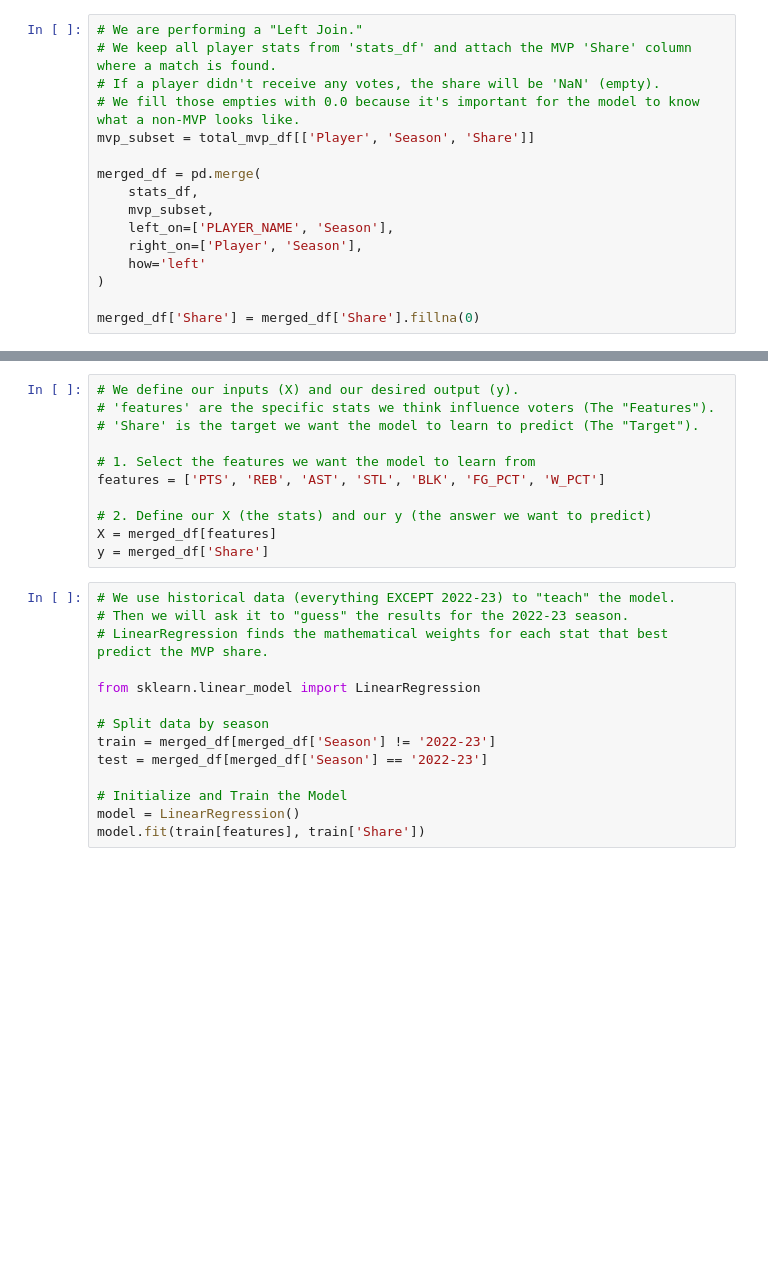
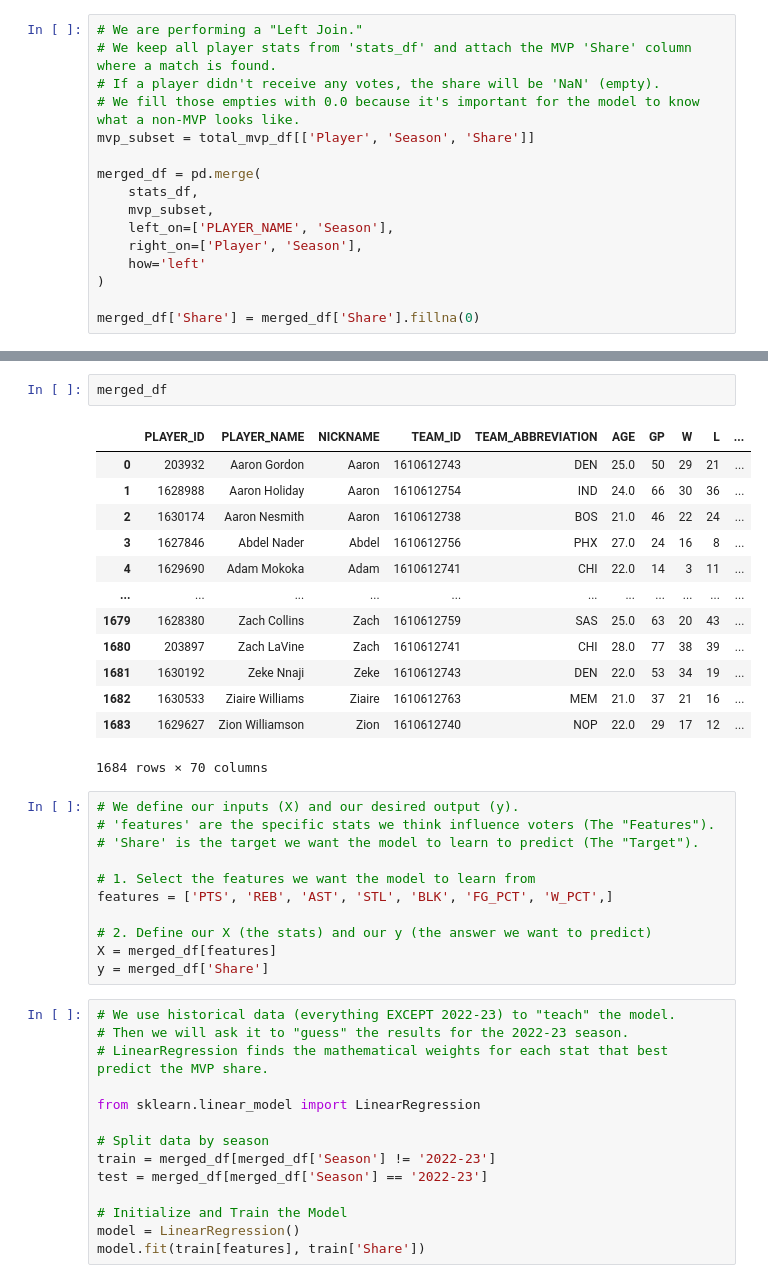
Before and after one commit to 2REYES1/nba-mvp-predictor, a Jupyter notebook: nba_scripts/nba_mvp_predictor.ipynb, the cells around one changed output, grey strips where cells are left out. Cells and saved outputs as stored; diff of their text form; blank space fills up the shorter version.

```diff
--- a/nba_scripts/nba_mvp_predictor.ipynb
+++ b/nba_scripts/nba_mvp_predictor.ipynb
@@ -106,10 +124,26 @@ merged_df['Share'] = merged_df['Share'].fillna(0)
+# %%
+merged_df
+# %% [output]
+|  | PLAYER_ID | PLAYER_NAME | NICKNAME | TEAM_ID | TEAM_ABBREVIATION | AGE | GP | W | L | ... |
+| 0 | 203932 | Aaron Gordon | Aaron | 1610612743 | DEN | 25.0 | 50 | 29 | 21 | ... |
+| 1 | 1628988 | Aaron Holiday | Aaron | 1610612754 | IND | 24.0 | 66 | 30 | 36 | ... |
+| 2 | 1630174 | Aaron Nesmith | Aaron | 1610612738 | BOS | 21.0 | 46 | 22 | 24 | ... |
+| 3 | 1627846 | Abdel Nader | Abdel | 1610612756 | PHX | 27.0 | 24 | 16 | 8 | ... |
+| 4 | 1629690 | Adam Mokoka | Adam | 1610612741 | CHI | 22.0 | 14 | 3 | 11 | ... |
+| ... | ... | ... | ... | ... | ... | ... | ... | ... | ... | ... |
+| 1679 | 1628380 | Zach Collins | Zach | 1610612759 | SAS | 25.0 | 63 | 20 | 43 | ... |
+| 1680 | 203897 | Zach LaVine | Zach | 1610612741 | CHI | 28.0 | 77 | 38 | 39 | ... |
+| 1681 | 1630192 | Zeke Nnaji | Zeke | 1610612743 | DEN | 22.0 | 53 | 34 | 19 | ... |
+| 1682 | 1630533 | Ziaire Williams | Ziaire | 1610612763 | MEM | 21.0 | 37 | 21 | 16 | ... |
+| 1683 | 1629627 | Zion Williamson | Zion | 1610612740 | NOP | 22.0 | 29 | 17 | 12 | ... |
+1684 rows × 70 columns
 # %%
 # We define our inputs (X) and our desired output (y).
 # 'features' are the specific stats we think influence voters (The "Features").
 # 'Share' is the target we want the model to learn to predict (The "Target").
 
 # 1. Select the features we want the model to learn from
-features = ['PTS', 'REB', 'AST', 'STL', 'BLK', 'FG_PCT', 'W_PCT']
+features = ['PTS', 'REB', 'AST', 'STL', 'BLK', 'FG_PCT', 'W_PCT',]
 
 # 2. Define our X (the stats) and our y (the answer we want to predict)
 X = merged_df[features]
```
Also changed, not shown: parts of 8 cells of this notebook, 1 other file.
